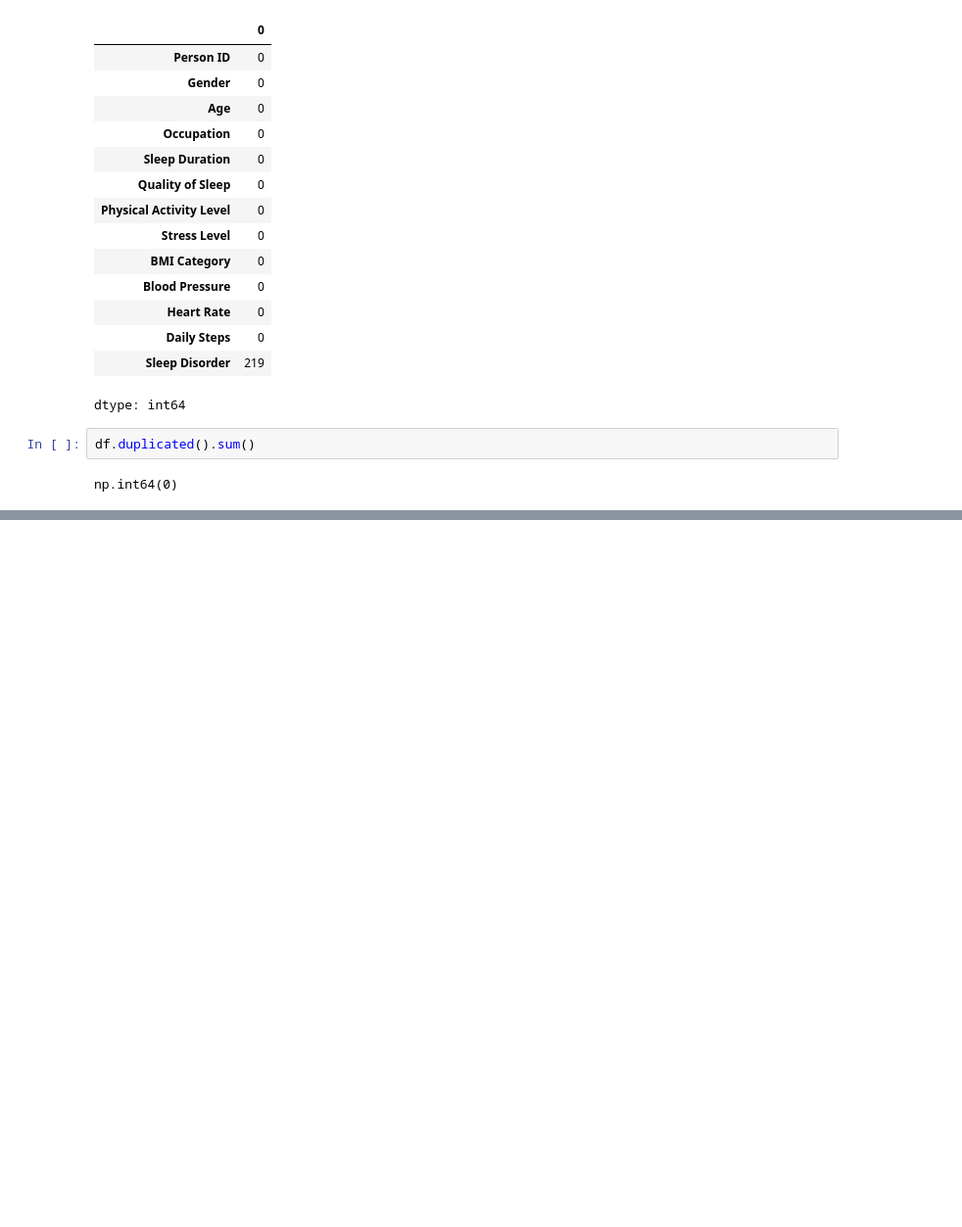
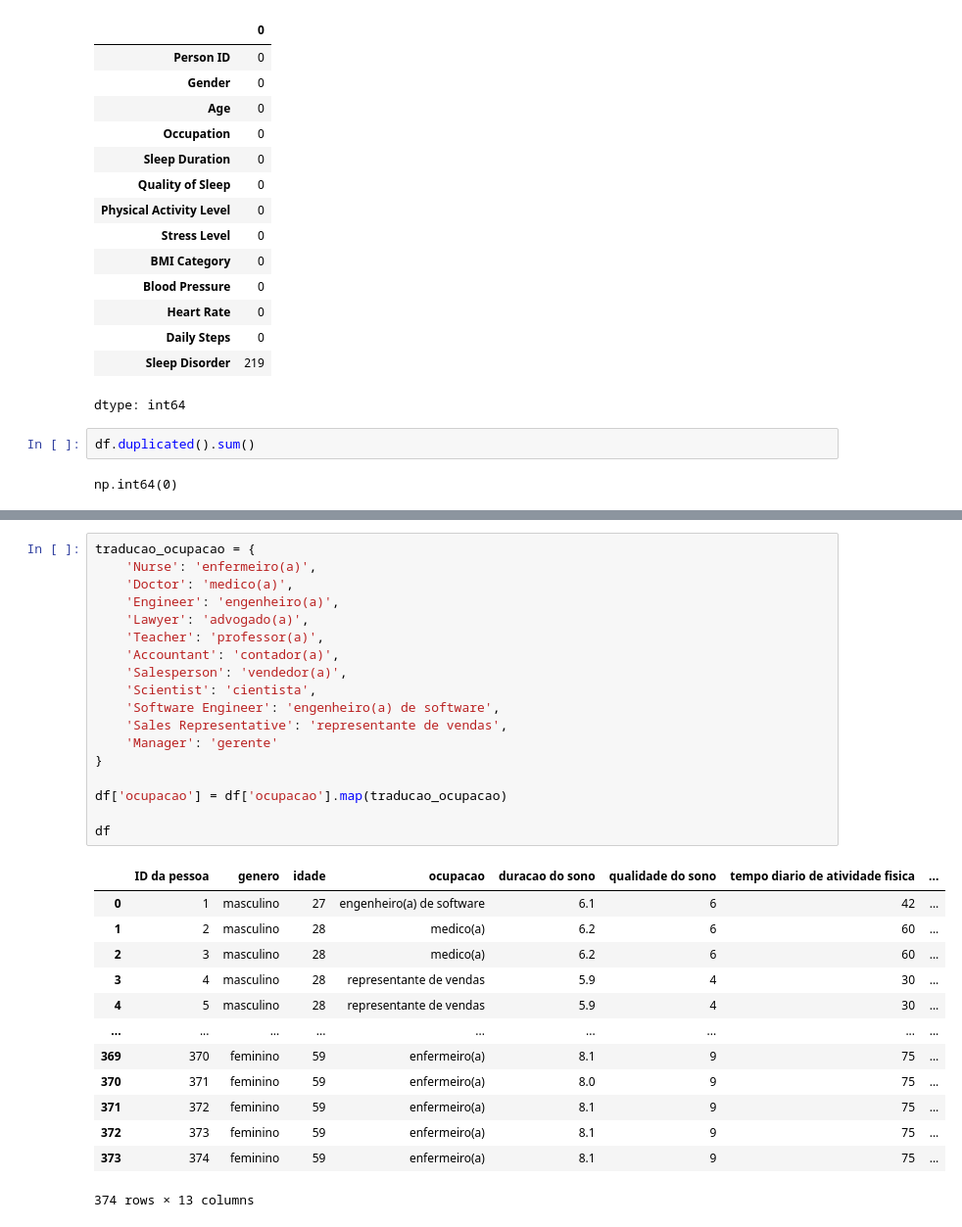
Before and after one commit to squad-ada-lovelace/Desafio_07-Desafio-final, a Jupyter notebook: notebook/notebook_claudia.ipynb, the cells around one changed output, grey strips where cells are left out. Shown at 98% size. Drawn from its saved outputs; the diff is of its cells as text; blank space fills up the shorter version.

```diff
--- a/notebook/notebook_claudia.ipynb
+++ b/notebook/notebook_claudia.ipynb
@@ -89,0 +142,32 @@ np.int64(0)
+# %%
+traducao_ocupacao = {
+    'Nurse': 'enfermeiro(a)',
+    'Doctor': 'medico(a)',
+    'Engineer': 'engenheiro(a)',
+    'Lawyer': 'advogado(a)',
+    'Teacher': 'professor(a)',
+    'Accountant': 'contador(a)',
+    'Salesperson': 'vendedor(a)',
+    'Scientist': 'cientista',
+    'Software Engineer': 'engenheiro(a) de software',
+    'Sales Representative': 'representante de vendas',
+    'Manager': 'gerente'
+}
+
+df['ocupacao'] = df['ocupacao'].map(traducao_ocupacao)
+
+df
+# %% [output]
+|  | ID da pessoa | genero | idade | ocupacao | duracao do sono | qualidade do sono | tempo diario de atividade fisica | ... |
+| 0 | 1 | masculino | 27 | engenheiro(a) de software | 6.1 | 6 | 42 | ... |
+| 1 | 2 | masculino | 28 | medico(a) | 6.2 | 6 | 60 | ... |
+| 2 | 3 | masculino | 28 | medico(a) | 6.2 | 6 | 60 | ... |
+| 3 | 4 | masculino | 28 | representante de vendas | 5.9 | 4 | 30 | ... |
+| 4 | 5 | masculino | 28 | representante de vendas | 5.9 | 4 | 30 | ... |
+| ... | ... | ... | ... | ... | ... | ... | ... | ... |
+| 369 | 370 | feminino | 59 | enfermeiro(a) | 8.1 | 9 | 75 | ... |
+| 370 | 371 | feminino | 59 | enfermeiro(a) | 8.0 | 9 | 75 | ... |
+| 371 | 372 | feminino | 59 | enfermeiro(a) | 8.1 | 9 | 75 | ... |
+| 372 | 373 | feminino | 59 | enfermeiro(a) | 8.1 | 9 | 75 | ... |
+| 373 | 374 | feminino | 59 | enfermeiro(a) | 8.1 | 9 | 75 | ... |
+374 rows × 13 columns
```
Also changed, not shown: parts of 5 cells of this notebook.
